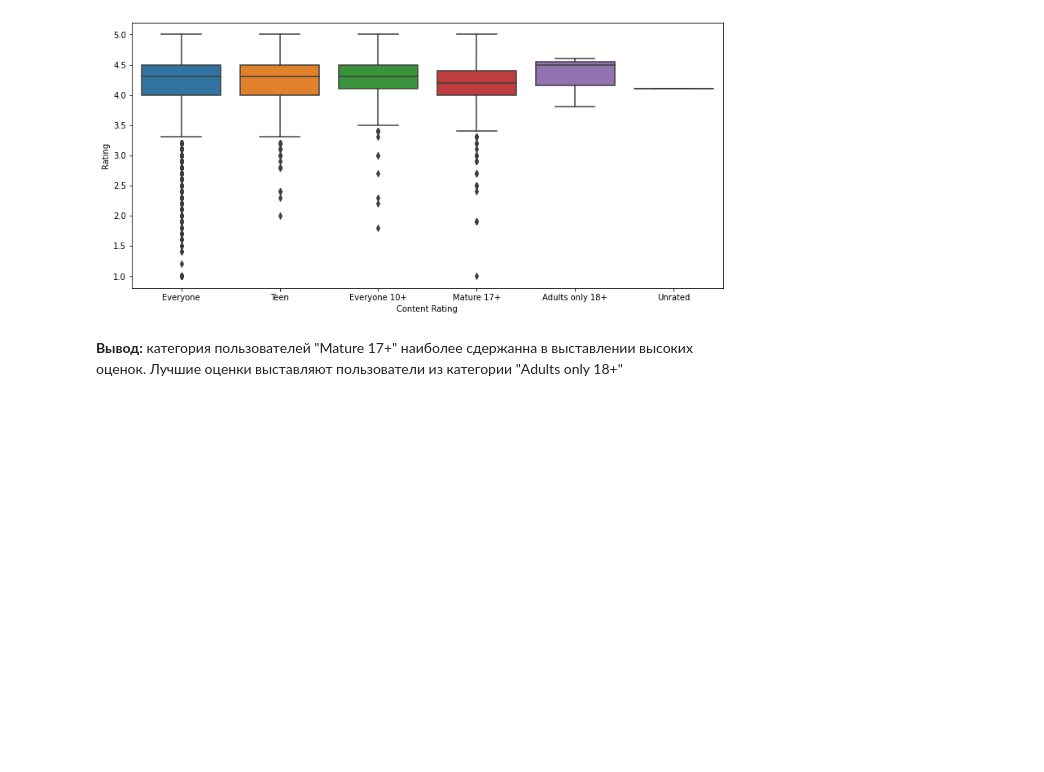
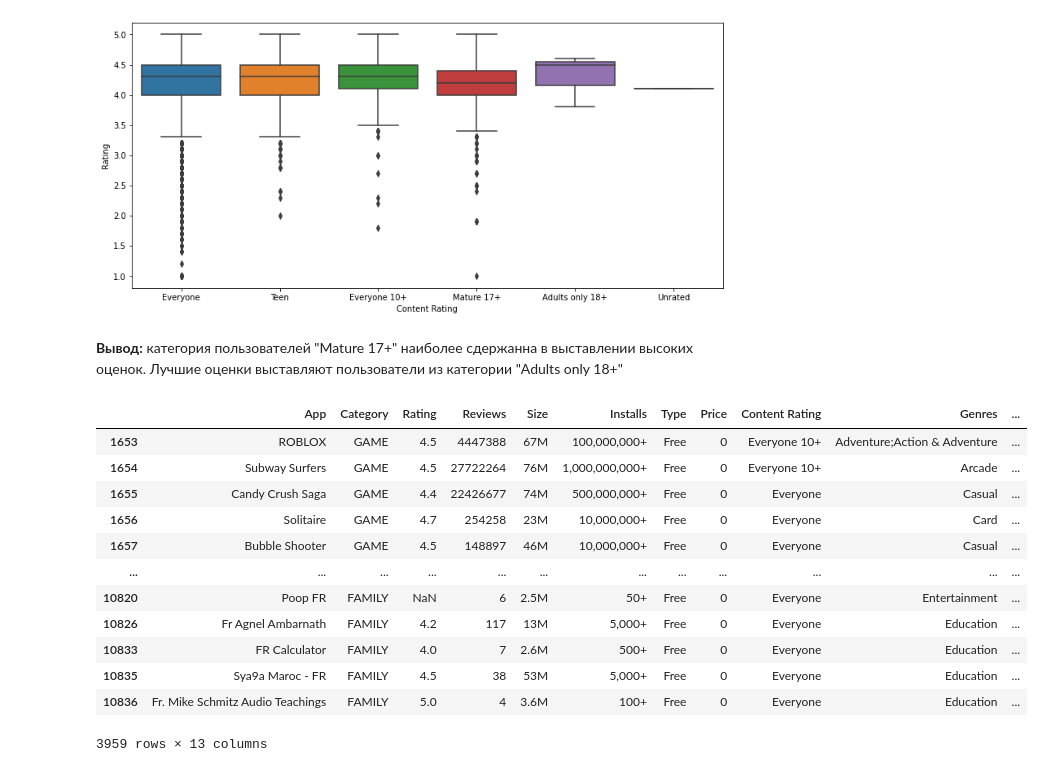
Before and after one commit to khil4uk/HW_Stat2, a Jupyter notebook: HW_stat_2.ipynb, the cells around one changed output. Cells and saved outputs as stored; diff of their text form; code cells hidden in the pictures; blank space fills up the shorter version.

```diff
--- a/HW_stat_2.ipynb
+++ b/HW_stat_2.ipynb
@@ -93,3 +93,20 @@ sns.boxplot(data=df, y='Rating', x='Content Rating')
 [figure]
 # %% [markdown]
 **Вывод:** категория пользователей "Mature 17+" наиболее сдержанна в выставлении высоких оценок. Лучшие оценки выставляют пользователи из категории "Adults only 18+"
+# %%
+top = df[df.Category.isin(['FAMILY', 'TOOLS', 'GAME'])] # выделим самые популярные категории в датафрейм
+top
+# %% [output]
+|  | App | Category | Rating | Reviews | Size | Installs | Type | Price | Content Rating | Genres | ... |
+| 1653 | ROBLOX | GAME | 4.5 | 4447388 | 67M | 100,000,000+ | Free | 0 | Everyone 10+ | Adventure;Action & Adventure | ... |
+| 1654 | Subway Surfers | GAME | 4.5 | 27722264 | 76M | 1,000,000,000+ | Free | 0 | Everyone 10+ | Arcade | ... |
+| 1655 | Candy Crush Saga | GAME | 4.4 | 22426677 | 74M | 500,000,000+ | Free | 0 | Everyone | Casual | ... |
+| 1656 | Solitaire | GAME | 4.7 | 254258 | 23M | 10,000,000+ | Free | 0 | Everyone | Card | ... |
+| 1657 | Bubble Shooter | GAME | 4.5 | 148897 | 46M | 10,000,000+ | Free | 0 | Everyone | Casual | ... |
+| ... | ... | ... | ... | ... | ... | ... | ... | ... | ... | ... | ... |
+| 10820 | Poop FR | FAMILY | NaN | 6 | 2.5M | 50+ | Free | 0 | Everyone | Entertainment | ... |
+| 10826 | Fr Agnel Ambarnath | FAMILY | 4.2 | 117 | 13M | 5,000+ | Free | 0 | Everyone | Education | ... |
+| 10833 | FR Calculator | FAMILY | 4.0 | 7 | 2.6M | 500+ | Free | 0 | Everyone | Education | ... |
+| 10835 | Sya9a Maroc - FR | FAMILY | 4.5 | 38 | 53M | 5,000+ | Free | 0 | Everyone | Education | ... |
+| 10836 | Fr. Mike Schmitz Audio Teachings | FAMILY | 5.0 | 4 | 3.6M | 100+ | Free | 0 | Everyone | Education | ... |
+3959 rows × 13 columns
```
Also changed, not shown: parts of 4 cells of this notebook.
